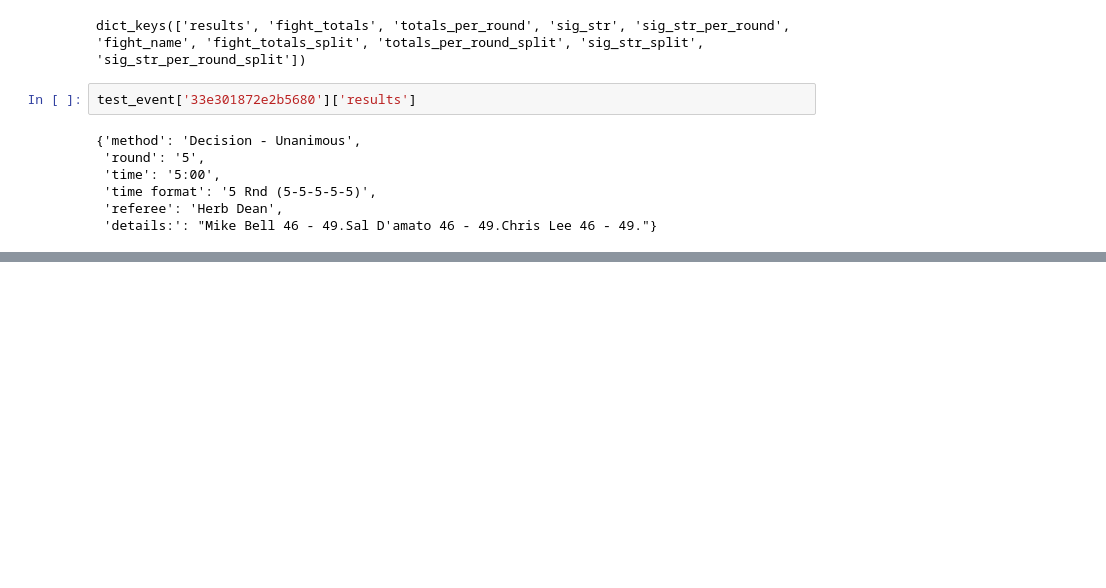
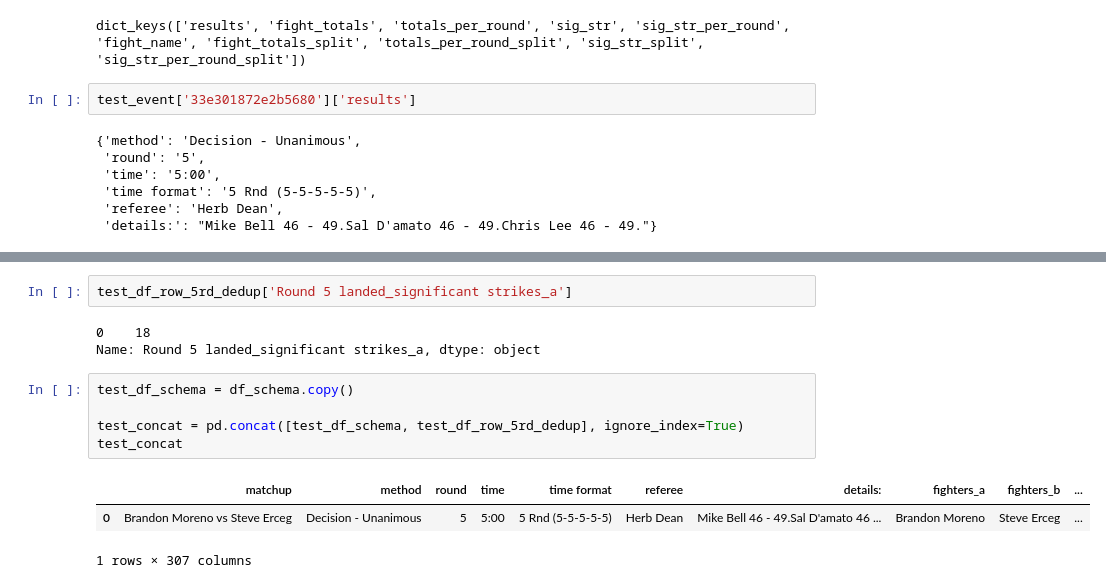
Before and after one commit to aarbisman/ufc_prediction, a Jupyter notebook: merge_files.ipynb, the cells around one changed output, grey strips where cells are left out. Drawn from its saved outputs; the diff is of its cells as text; blank space fills up the shorter version.

```diff
--- a/merge_files.ipynb
+++ b/merge_files.ipynb
@@ -275,0 +434,14 @@ TypeError: 'type' object is not subscriptable
+# %%
+test_df_row_5rd_dedup['Round 5 landed_significant strikes_a']
+# %% [output]
+0    18
+Name: Round 5 landed_significant strikes_a, dtype: object
+# %%
+test_df_schema = df_schema.copy()
+
+test_concat = pd.concat([test_df_schema, test_df_row_5rd_dedup], ignore_index=True)
+test_concat
+# %% [output]
+|  | matchup | method | round | time | time format | referee | details: | fighters_a | fighters_b | ... |
+| 0 | Brandon Moreno vs Steve Erceg | Decision - Unanimous | 5 | 5:00 | 5 Rnd (5-5-5-5-5) | Herb Dean | Mike Bell 46 - 49.Sal D'amato 46 ... | Brandon Moreno | Steve Erceg | ... |
+1 rows × 307 columns
```
Also changed, not shown: parts of 8 cells of this notebook, 2 other files.
